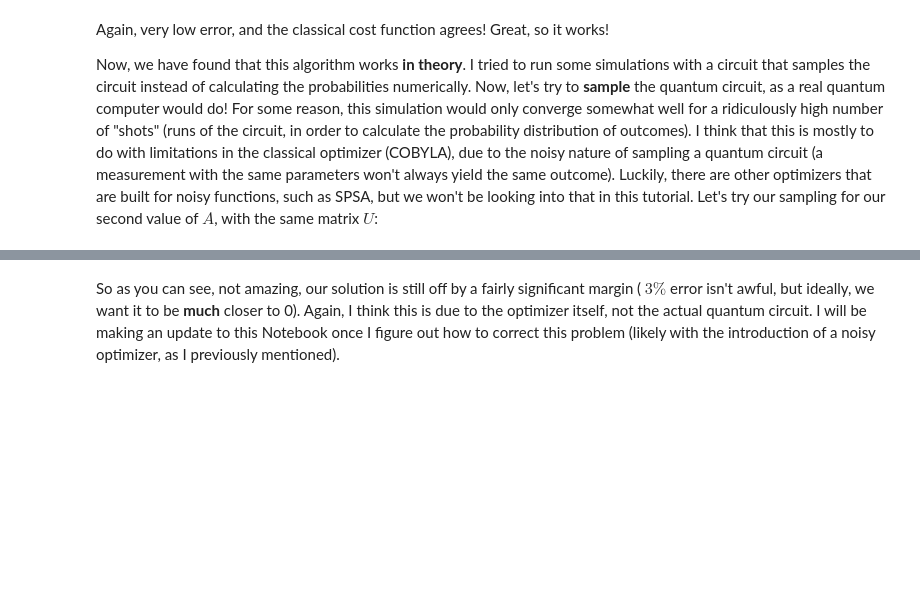
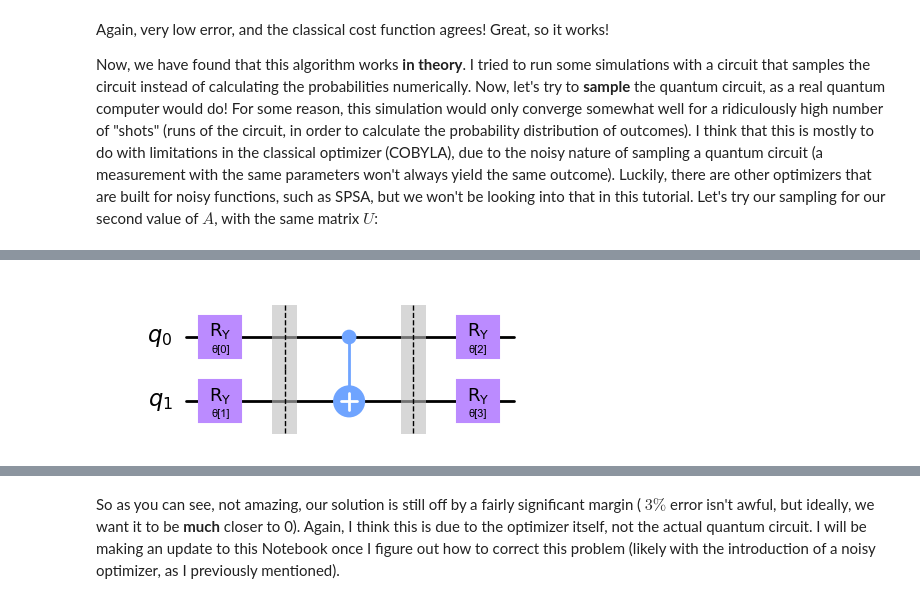
Before and after one commit to cezaris13/CourseWork, a Jupyter notebook: vqls.ipynb, the cells around one changed output, grey strips where cells are left out. Drawn from its saved outputs; the diff is of its cells as text; code cells hidden in the pictures; blank space fills up the shorter version.

```diff
--- a/vqls.ipynb
+++ b/vqls.ipynb
@@ -838,0 +842,12 @@ Accuracy: 1.0
+# %%
+from qiskit.circuit.library import EfficientSU2
+from qiskit import QuantumCircuit
+qubits = 2
+ansatz = EfficientSU2(qubits, su2_gates=['ry'], entanglement='circular', reps=qubits -1, insert_barriers=True)
+qc = QuantumCircuit(qubits)  # create a circuit and append the RY variational form
+qc.compose(ansatz, inplace=True)
+#decompose whats inside
+qc.decompose().draw(output="mpl")
+# qc.draw(output="mpl")
+# %% [output]
+[figure, added]
```
Also changed, not shown: parts of 14 cells of this notebook.
